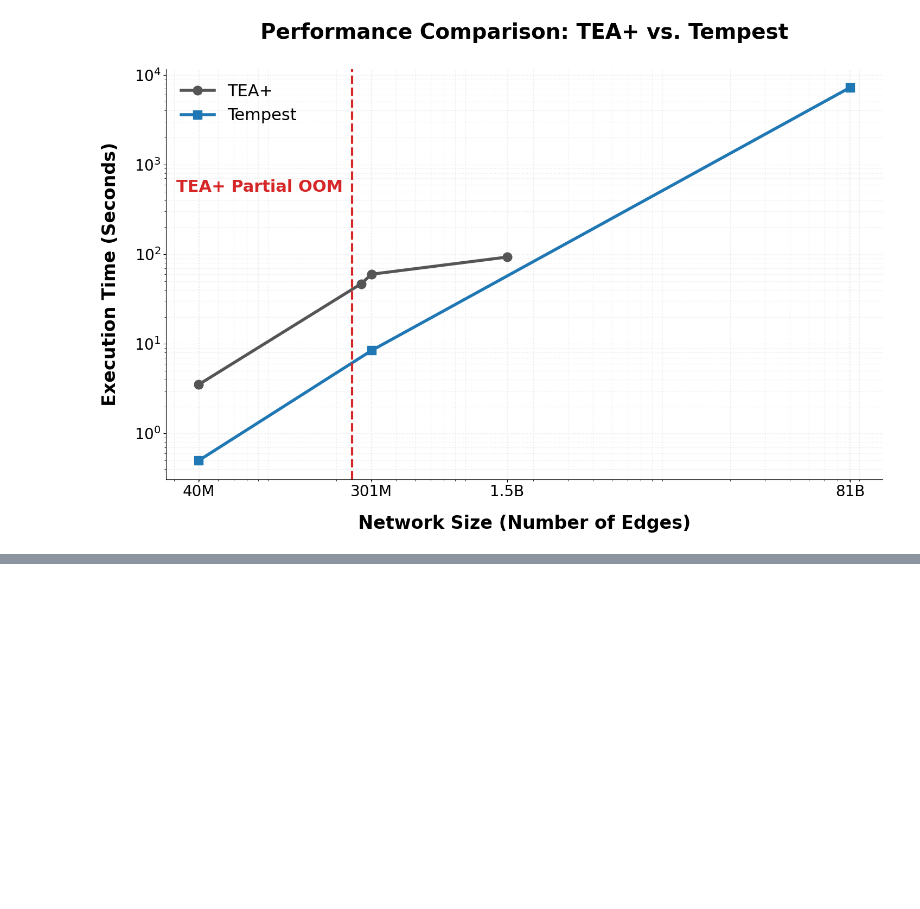
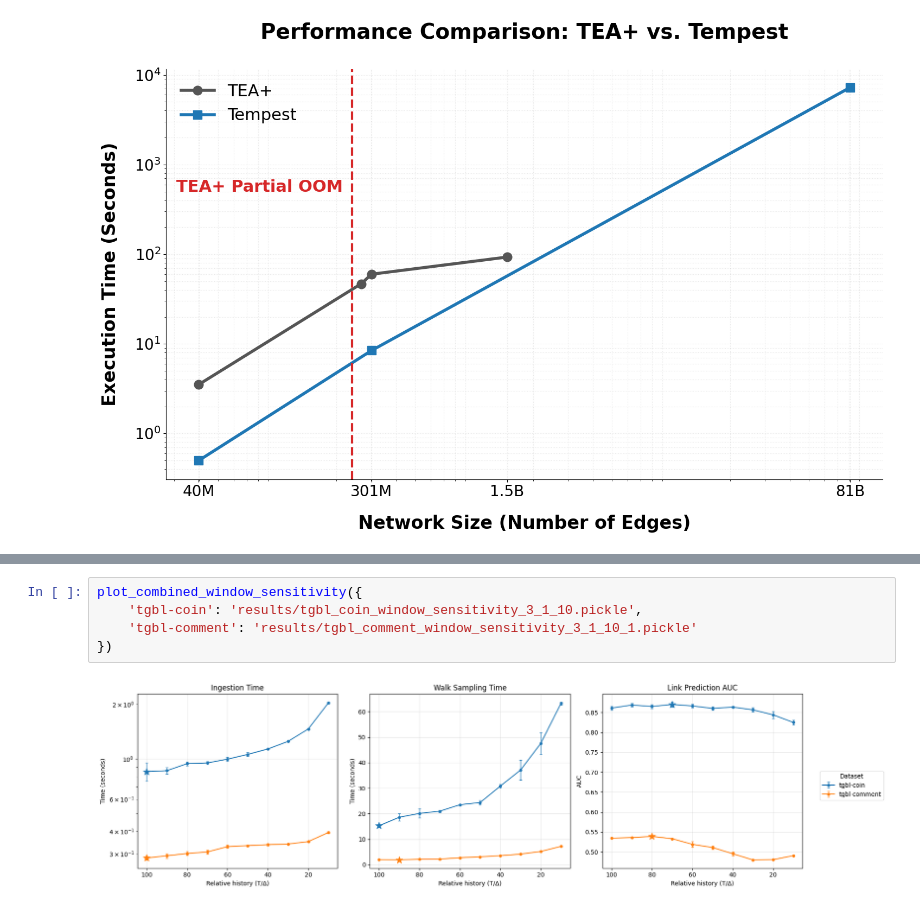
Before and after one commit to ashfaq1701/temporal-random-walk-test, a Jupyter notebook: walk_distribution_test.ipynb, the cells around one changed output, grey strips where cells are left out. Saved outputs shown, nothing was run; the diff lists cells and outputs as text; blank space fills up the shorter version.

```diff
--- a/walk_distribution_test.ipynb
+++ b/walk_distribution_test.ipynb
@@ -261,0 +431,7 @@ plt.savefig('tempest_reveal_final.png', dpi=300)
+# %%
+plot_combined_window_sensitivity({
+    'tgbl-coin': 'results/tgbl_coin_window_sensitivity_3_1_10.pickle',
+    'tgbl-comment': 'results/tgbl_comment_window_sensitivity_3_1_10_1.pickle'
+})
+# %% [output]
+[figure, added]
```
Also changed, not shown: parts of 5 cells of this notebook, 2 other files.
